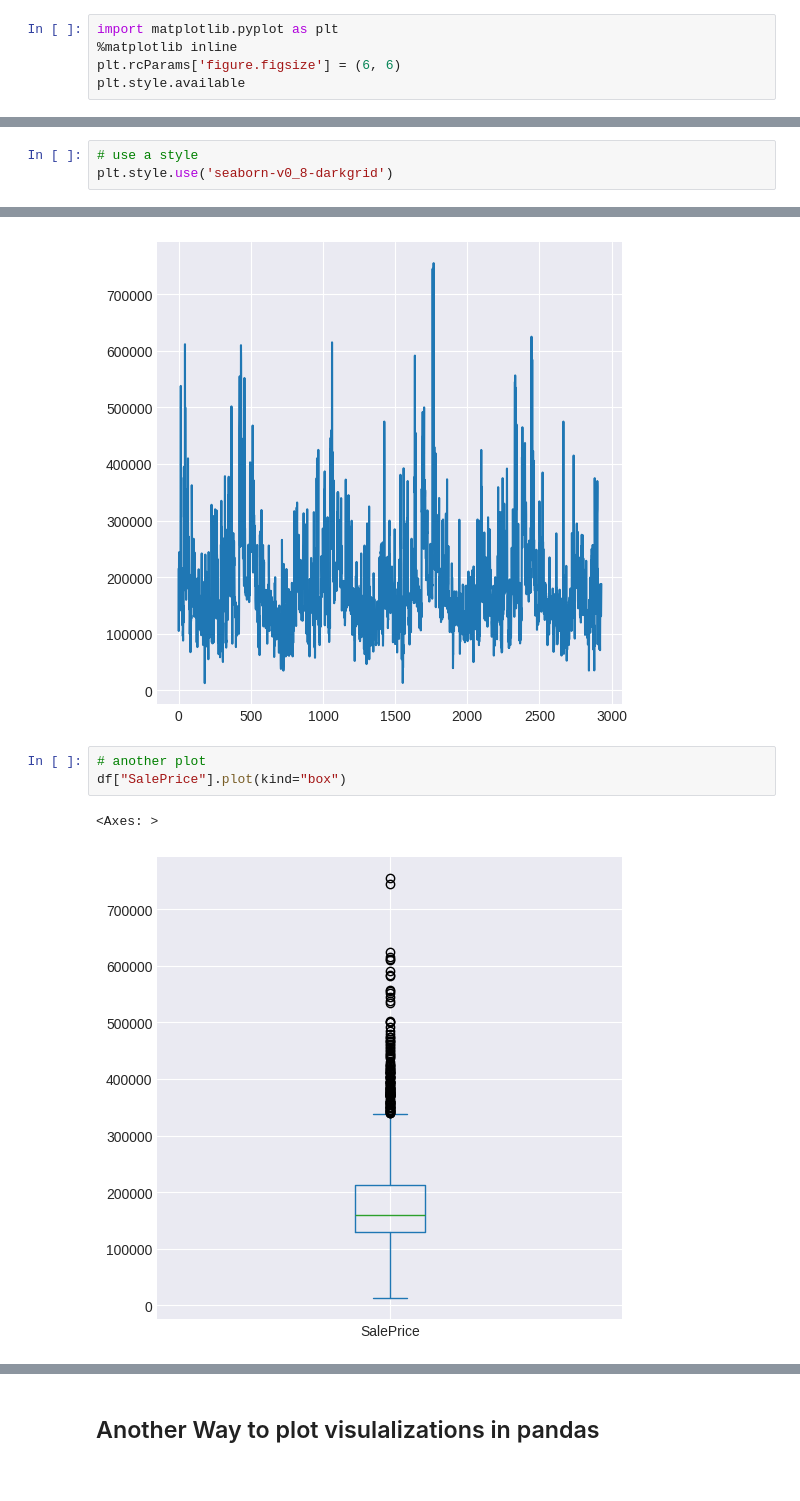
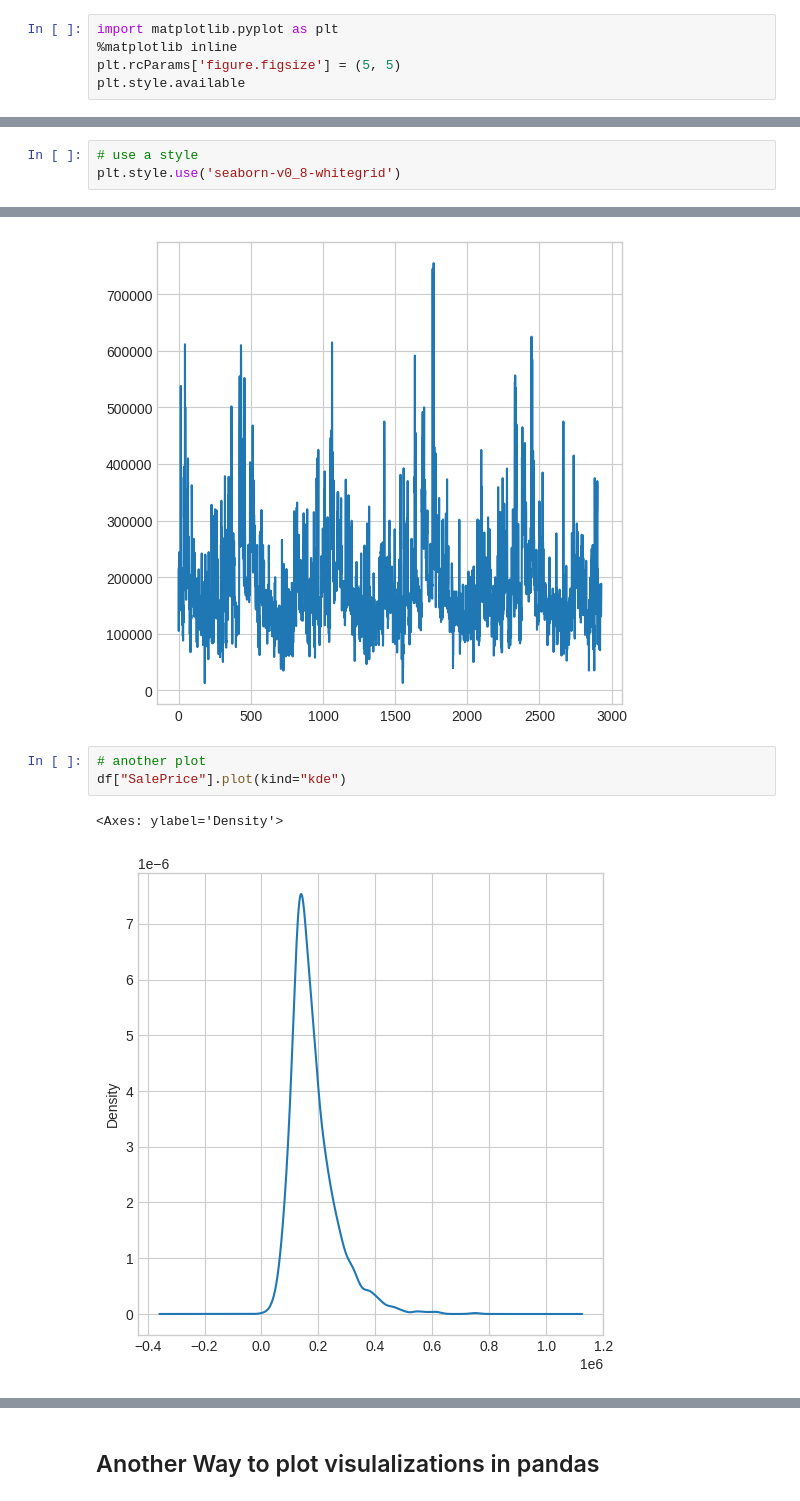
Before and after one commit to karusamuel/pandas_statiscal_methods_and_visualization, a Jupyter notebook: index.ipynb, the cells around one changed output, grey strips where cells are left out. Saved outputs shown, nothing was run; the diff lists cells and outputs as text.

Commit message:
updated code and visualizations

```diff
--- a/index.ipynb
+++ b/index.ipynb
@@ -271,7 +353,7 @@ Before we dive into data visualization in Pandas, it would be a good idea to get
 # %%
 import matplotlib.pyplot as plt
 %matplotlib inline
-plt.rcParams['figure.figsize'] = (6, 6)
+plt.rcParams['figure.figsize'] = (5, 5)
 plt.style.available
 # %% [output]
 ['Solarize_Light2',
@@ -293,7 +375,7 @@ plt.style.available
  'tableau-colorblind10']
 # %%
 # use a style
-plt.style.use('seaborn-v0_8-darkgrid')
+plt.style.use('seaborn-v0_8-whitegrid')
 # %%
 # plot saleprice
 df["SalePrice"].plot()
@@ -302,7 +384,7 @@ df["SalePrice"].plot()
 [figure]
 # %%
 # another plot
-df["SalePrice"].plot(kind="box")
+df["SalePrice"].plot(kind="kde")
 # %% [output]
-<Axes: >
+<Axes: ylabel='Density'>
-[figure, old version]
+[figure, new version]
```
Also changed, not shown: parts of 19 cells of this notebook.
